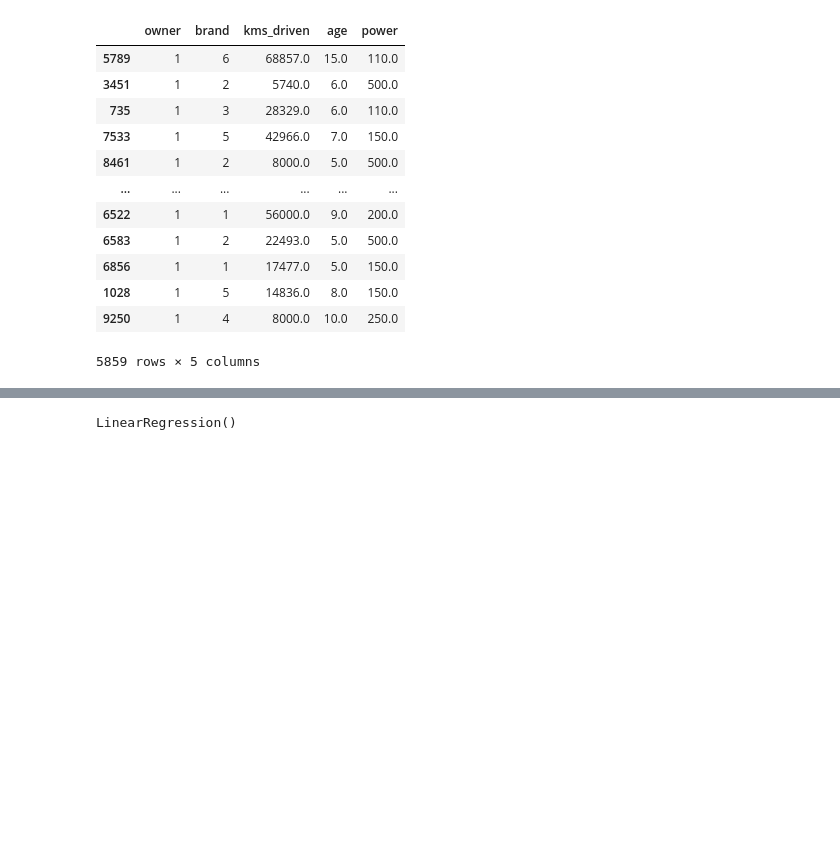
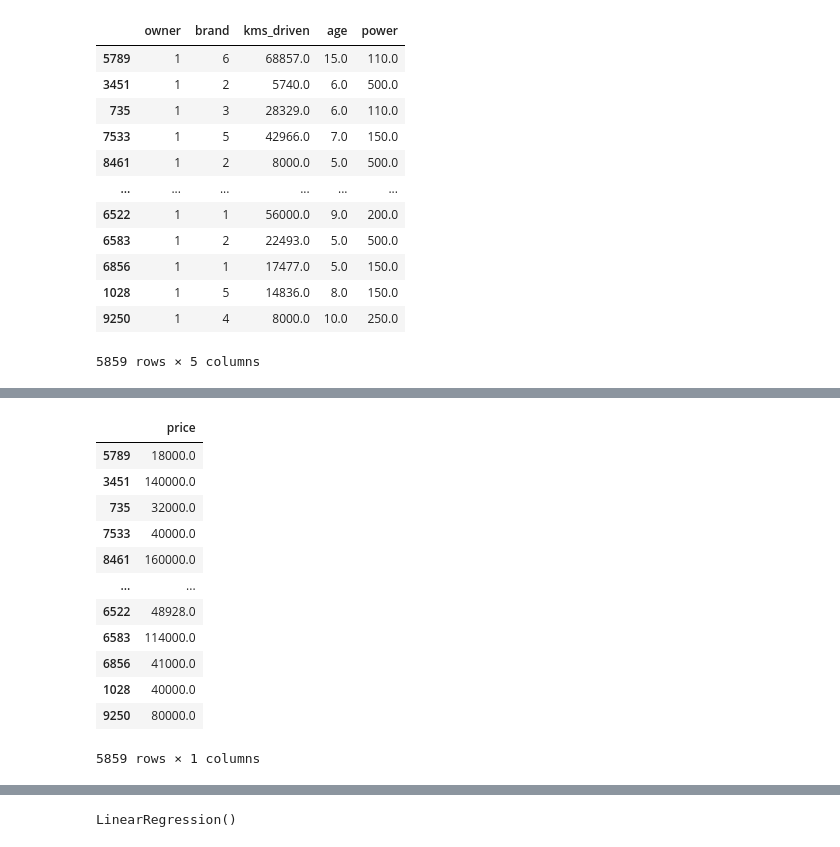
Before and after one commit to Govind-kumawat2002/Data-science-9.30-up-, a Jupyter notebook: linear_Regration.ipynb, the cells around one changed output, grey strips where cells are left out. Saved outputs shown, nothing was run; the diff lists cells and outputs as text; code cells hidden in the pictures; blank space fills up the shorter version.

```diff
--- a/linear_Regration.ipynb
+++ b/linear_Regration.ipynb
@@ -340,0 +357,16 @@ x_train
+# %%
+y_train
+# %% [output]
+|  | price |
+| 5789 | 18000.0 |
+| 3451 | 140000.0 |
+| 735 | 32000.0 |
+| 7533 | 40000.0 |
+| 8461 | 160000.0 |
+| ... | ... |
+| 6522 | 48928.0 |
+| 6583 | 114000.0 |
+| 6856 | 41000.0 |
+| 1028 | 40000.0 |
+| 9250 | 80000.0 |
+5859 rows × 1 columns
```
Also changed, not shown: parts of 7 cells of this notebook, 4 other files.
